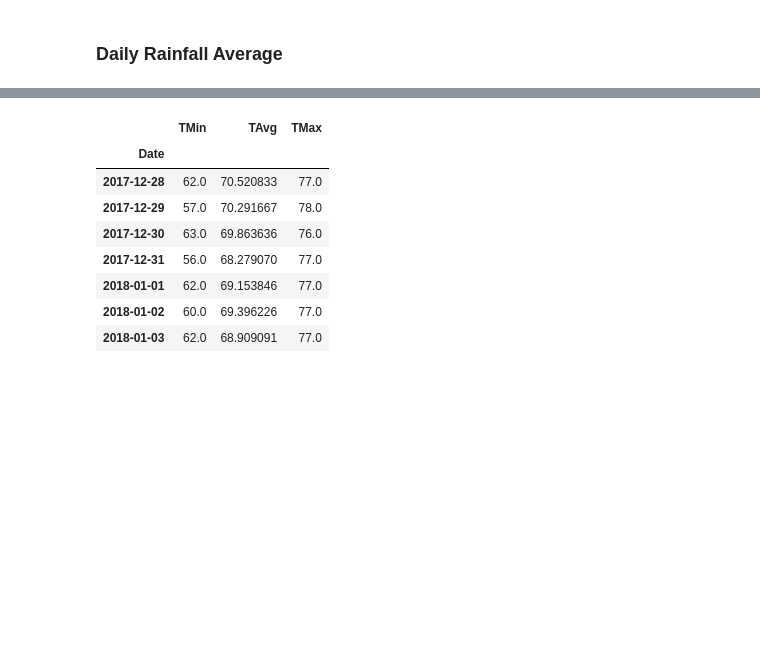
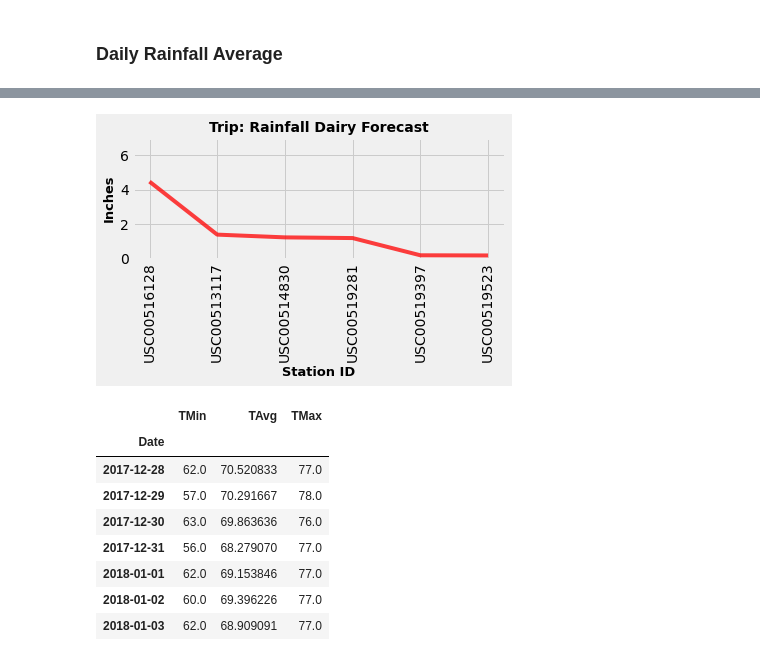
Before and after one commit to abpuccini/sqlalchemy-challenge, a Jupyter notebook: climate_honolulu.ipynb, the cells around one changed output, grey strips where cells are left out. Cells and saved outputs as stored; diff of their text form; code cells hidden in the pictures; blank space fills up the shorter version.

Commit message:
Added Trip Temp Plot

```diff
--- a/climate_honolulu.ipynb
+++ b/climate_honolulu.ipynb
@@ -354,6 +354,25 @@ trip_prcp_df
 | 4 | USC00519397 | WAIKIKI 717.2, HI US | 21.27160 | -157.81680 | 3.0 | 0.19 |
 | 5 | USC00519523 | WAIMANALO EXPERIMENTAL FARM, HI US | 21.33556 | -157.71139 | 19.5 | 0.18 |
 | 6 | USC00517948 | PEARL CITY, HI US | 21.39340 | -157.97510 | 11.9 | NaN |
+# %%
+# Plot rainfall data
+rainfall_df = trip_prcp_df.loc[trip_prcp_df['Total Rainfall'] != None]
+x = rainfall_df['Station ID']
+y = rainfall_df['Total Rainfall']
+plt.plot(x, y, 'red', alpha=0.75)
+plt.ylim(0, 7)
+plt.xticks(rotation=90)
+plt.xlabel('Station ID', fontweight='bold', fontsize=13)
+plt.ylabel('Inches', fontweight='bold', fontsize=13)
+plt.title('Trip: Rainfall Dairy Forecast', fontweight='bold', fontsize=14)
+plt.rcParams["figure.figsize"] = (7,5)
+
+# Save the figure and show
+plt.tight_layout()
+plt.savefig('Images/trip_plot_rainfall.png')
+plt.show()
+# %% [output]
+[figure, added]
 # %%
 # Create a query that will calculate the daily normals
 # (i.e. the averages for tmin, tmax, and tavg for all historic data matching a specific month and day)
```
Also changed, not shown: parts of 2 cells of this notebook.
